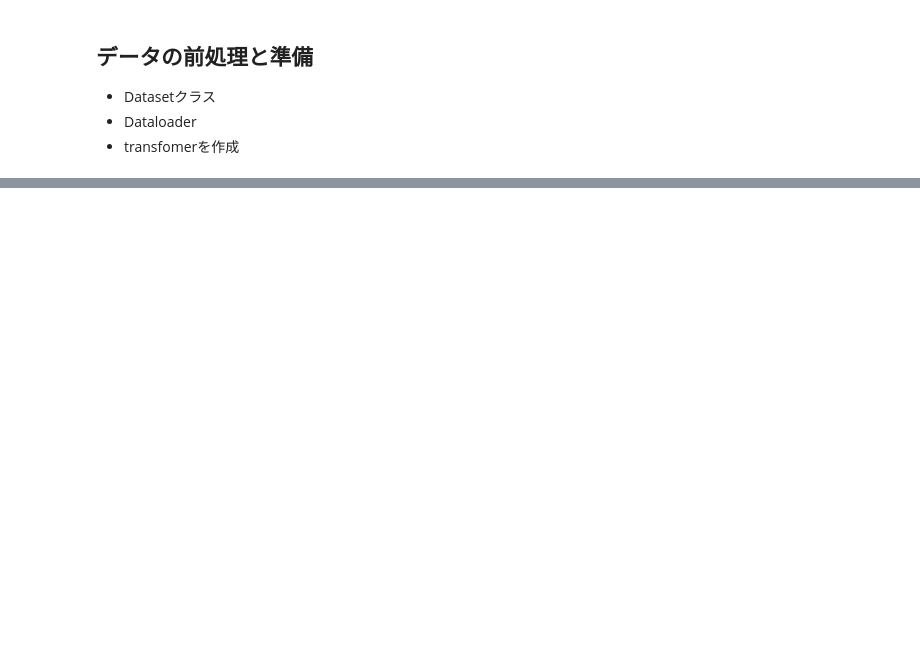
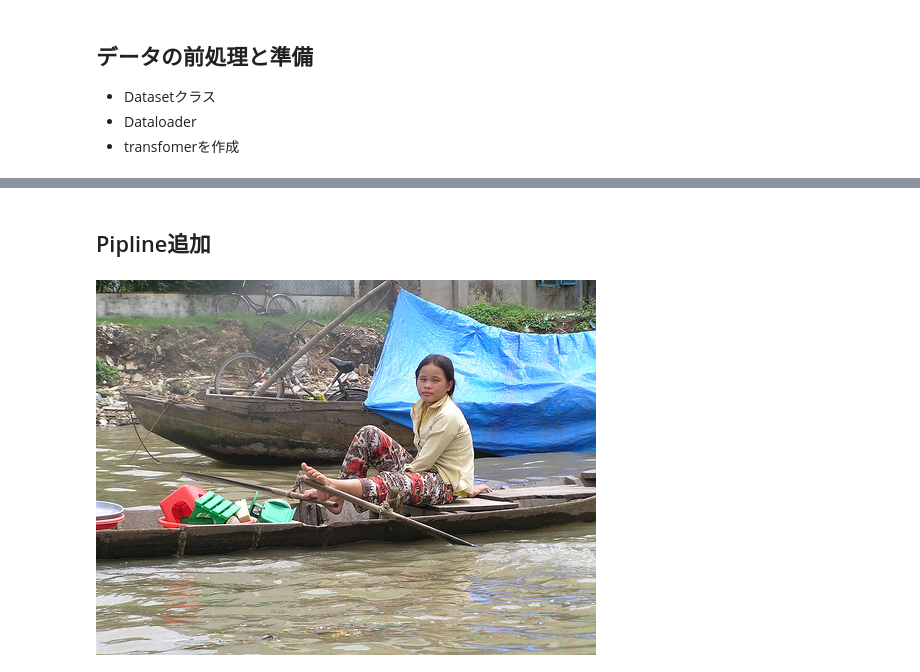
Before and after one commit to ariririri/pytorch-sample, a Jupyter notebook: objectdetection/SSD.ipynb, the cells around one changed output, grey strips where cells are left out. Drawn from its saved outputs; the diff is of its cells as text; code cells hidden in the pictures; blank space fills up the shorter version.

```diff
--- a/objectdetection/SSD.ipynb
+++ b/objectdetection/SSD.ipynb
@@ -164,0 +251,2 @@ class Preprocessor:
+# %% [markdown]
+## Pipline追加
@@ -164,0 +269,8 @@ class Preprocessor:
+# %%
+ind = 6
+ann_list = xml_converter(val_anno_list[ind], width, height)
+img = Image.open(train_img_list[ind])
+# %%
+img
+# %% [output]
+[figure, added]
```
Also changed, not shown: parts of 60 cells of this notebook, 9 other files.
